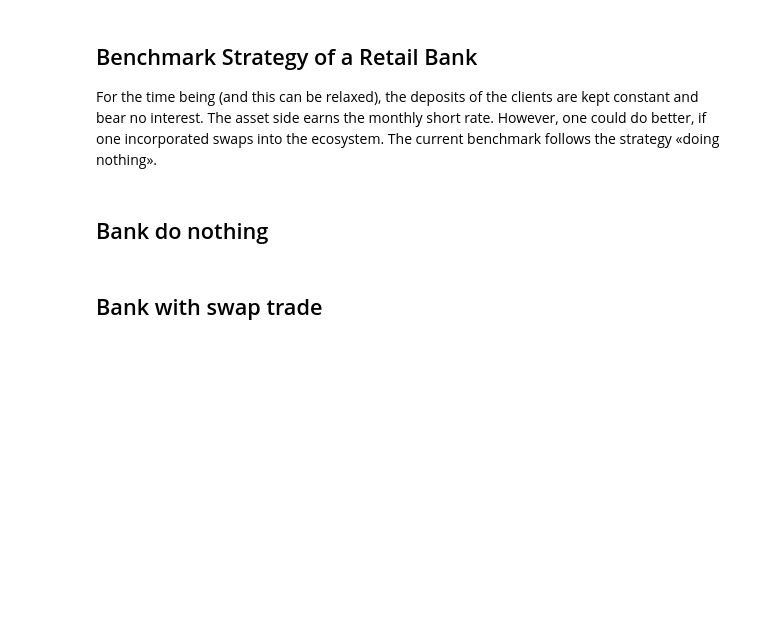
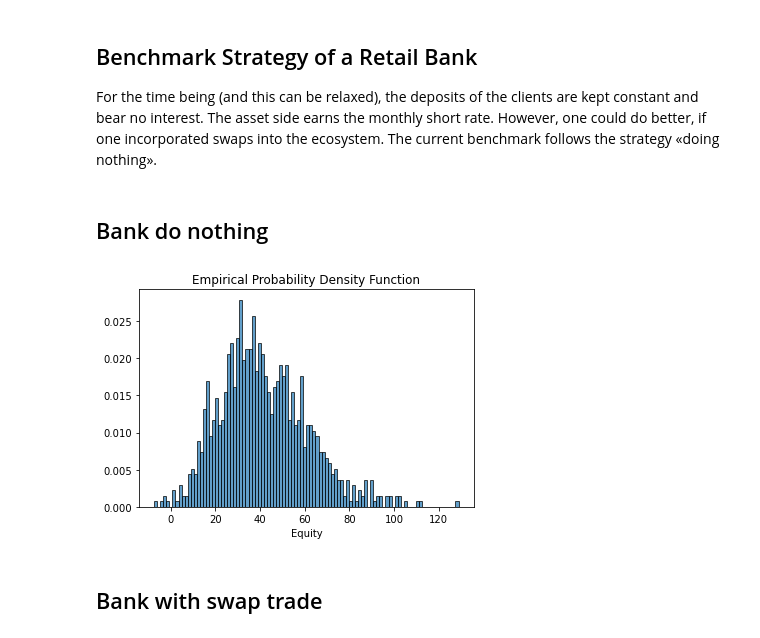
Before and after one commit to alexarntzen/deep-swap-optimization, a Jupyter notebook: DeepAssetManagement_HSY.ipynb, the cells around one changed output. Cells and saved outputs as stored; diff of their text form; code cells hidden in the pictures; blank space fills up the shorter version.

```diff
--- a/DeepAssetManagement_HSY.ipynb
+++ b/DeepAssetManagement_HSY.ipynb
@@ -190,11 +190,13 @@ def benchmark(nRoutines=nValidation):
         output[l] = E
     return output
 # %%
-# output_benchmark = benchmark()
-# plt.hist(output_benchmark,bins=100,density=True,edgecolor='black',alpha=0.7)
-# plt.title('Empirical Probability Density Function')
-# plt.xlabel('Equity')
-# plt.show()
+output_benchmark = benchmark()
+plt.hist(output_benchmark,bins=100,density=True,edgecolor='black',alpha=0.7)
+plt.title('Empirical Probability Density Function')
+plt.xlabel('Equity')
+plt.show()
+# %% [output]
+[figure, added]
 # %% [markdown]
 ## Bank with  swap trade
 # %%
```
Also changed, not shown: parts of 11 cells of this notebook, 1 other file.
